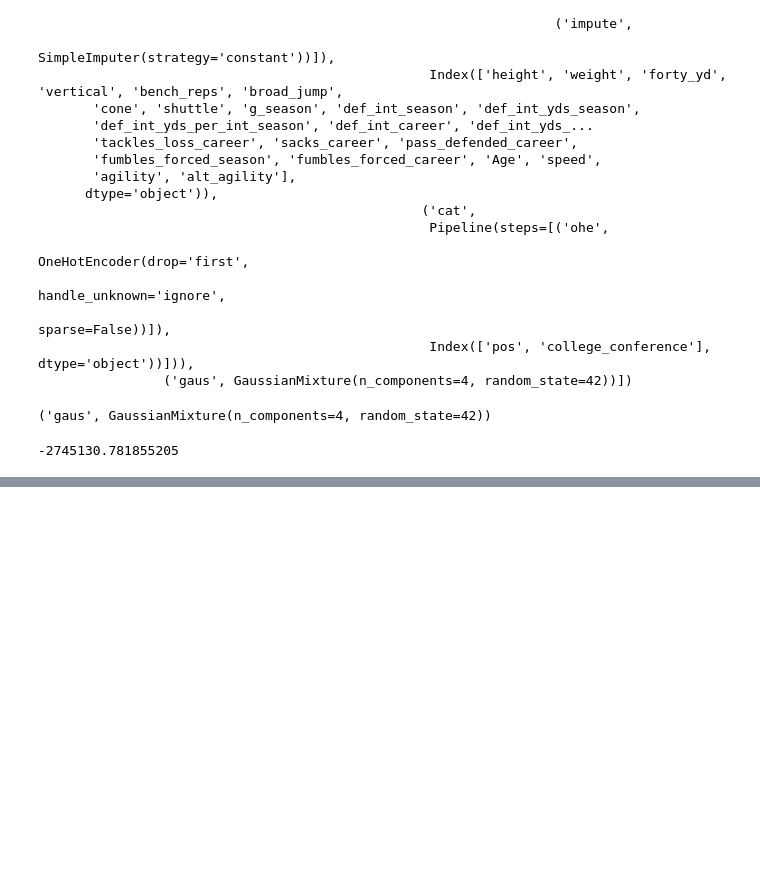
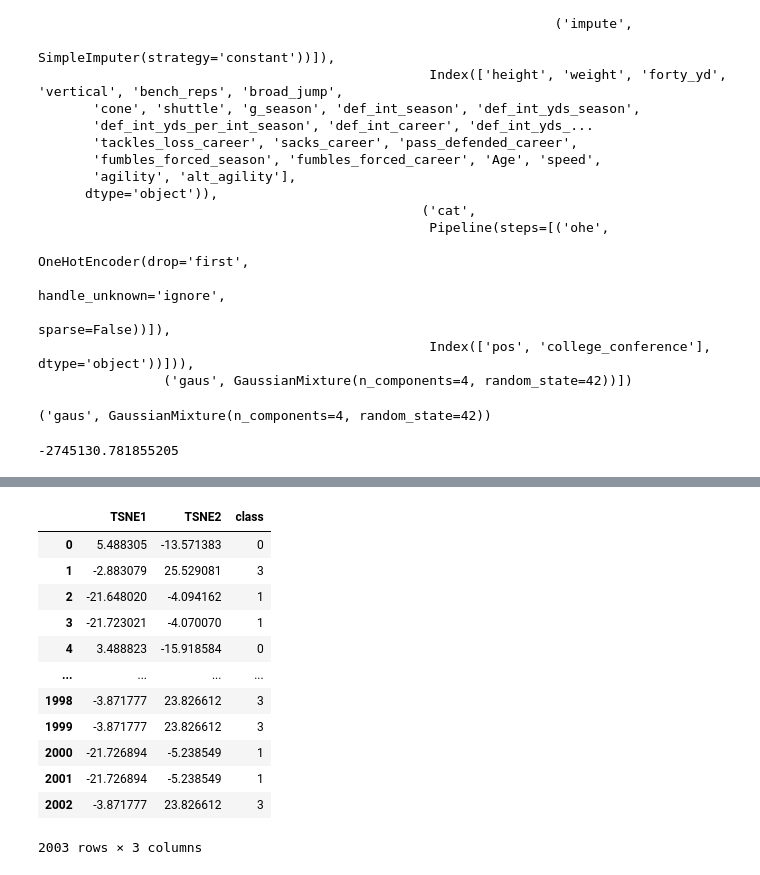
Before and after one commit to jpalgon/Draft_Combine, a Jupyter notebook: Modeling.ipynb, the cells around one changed output, grey strips where cells are left out. Saved outputs shown, nothing was run; the diff lists cells and outputs as text; code cells hidden in the pictures; blank space fills up the shorter version.

```diff
--- a/Modeling.ipynb
+++ b/Modeling.ipynb
@@ -163,0 +170,16 @@ tsne = TSNE(random_state=42,learning_rate=100)
+# %%
+tsne_trans
+# %% [output]
+|  | TSNE1 | TSNE2 | class |
+| 0 | 5.488305 | -13.571383 | 0 |
+| 1 | -2.883079 | 25.529081 | 3 |
+| 2 | -21.648020 | -4.094162 | 1 |
+| 3 | -21.723021 | -4.070070 | 1 |
+| 4 | 3.488823 | -15.918584 | 0 |
+| ... | ... | ... | ... |
+| 1998 | -3.871777 | 23.826612 | 3 |
+| 1999 | -3.871777 | 23.826612 | 3 |
+| 2000 | -21.726894 | -5.238549 | 1 |
+| 2001 | -21.726894 | -5.238549 | 1 |
+| 2002 | -3.871777 | 23.826612 | 3 |
+2003 rows × 3 columns
```
Also changed, not shown: parts of 8 cells of this notebook.
